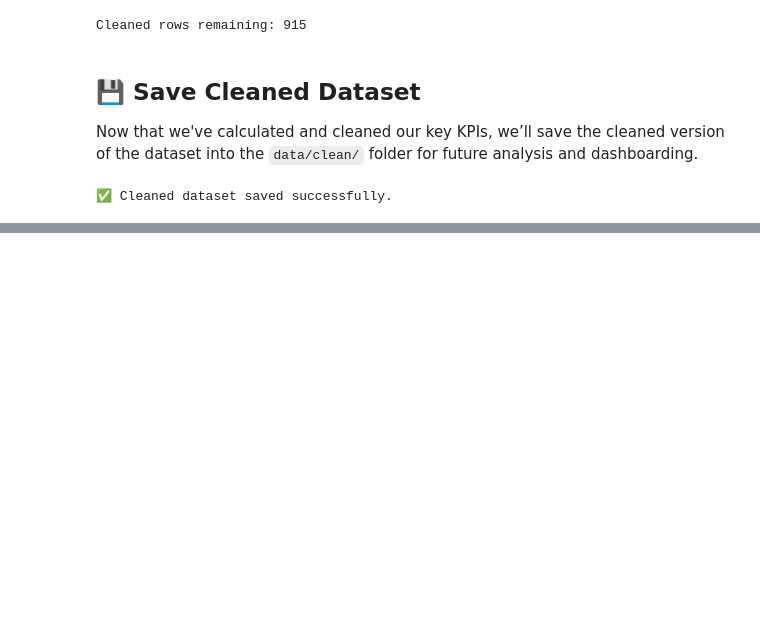
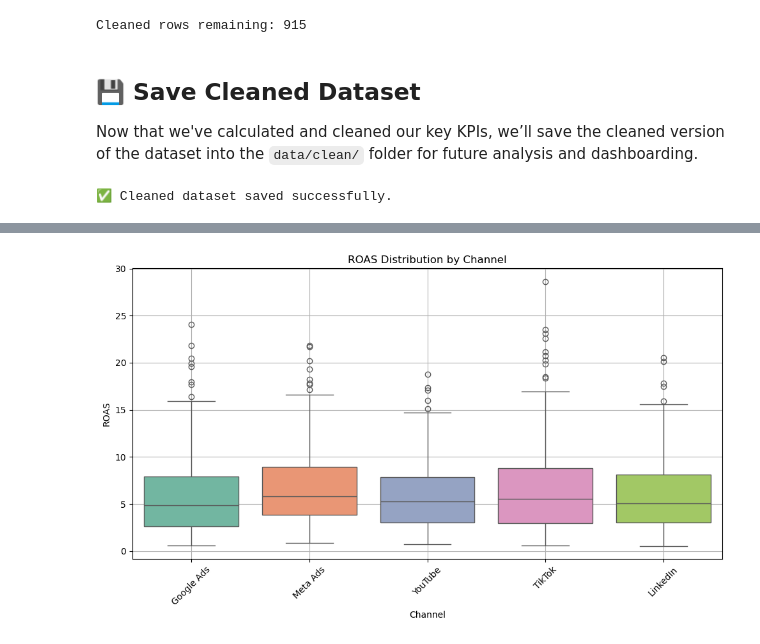
Before and after one commit to giorgidzebisashvili4/media-spend-optimization, a Jupyter notebook: notebooks/media_analysis_eda.ipynb, the cells around one changed output, grey strips where cells are left out. Drawn from its saved outputs; the diff is of its cells as text; code cells hidden in the pictures; blank space fills up the shorter version.

```diff
--- a/notebooks/media_analysis_eda.ipynb
+++ b/notebooks/media_analysis_eda.ipynb
@@ -180,0 +230,11 @@ print("✅ Cleaned dataset saved successfully.")
+# %%
+plt.figure(figsize=(10, 6))
+sns.boxplot(x='Channel', y='ROAS', data=df, hue='Channel', palette='Set2', legend=False)
+plt.title('ROAS Distribution by Channel')
+plt.xticks(rotation=45)
+plt.grid(True)
+plt.tight_layout()
+plt.savefig('../images/roas_by_channel.png', dpi=300)
+plt.show()
+# %% [output]
+[figure, added]
```
Also changed, not shown: parts of 7 cells of this notebook, 2 other files.
